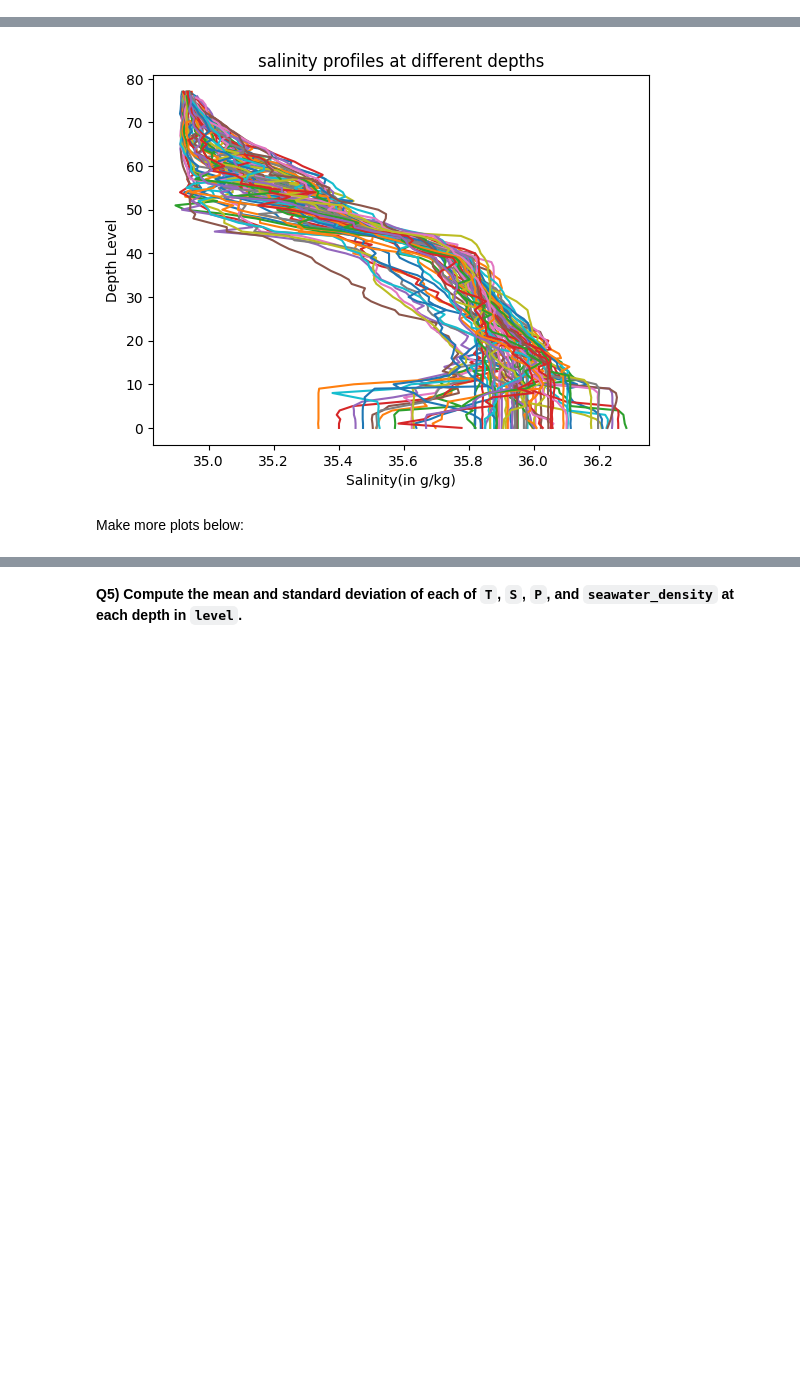
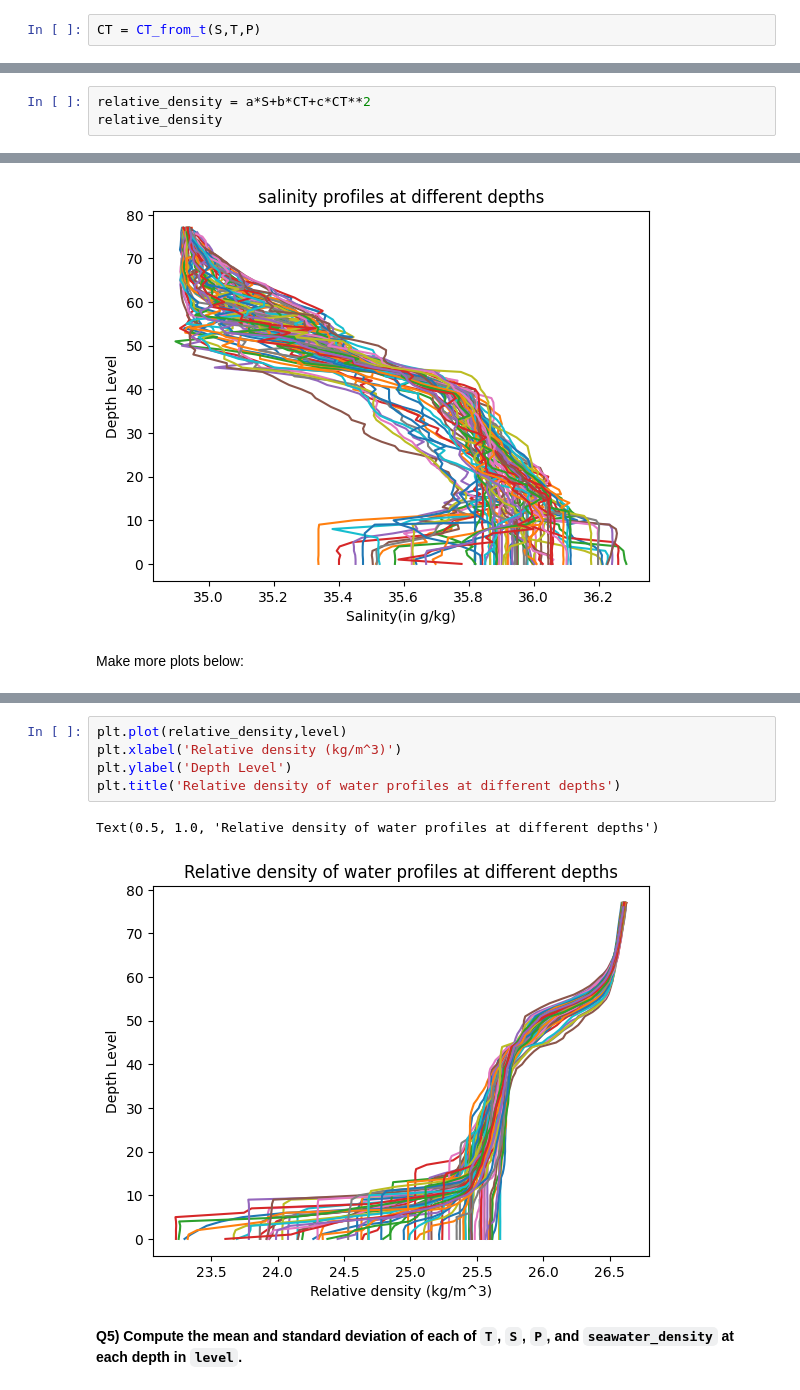
Before and after one commit to HueyBick/2024_Intro_Python, a Jupyter notebook: ML_EES/IP/W2_S1.ipynb, the cells around one changed output, grey strips where cells are left out. Saved outputs shown, nothing was run; the diff lists cells and outputs as text; blank space fills up the shorter version.

```diff
--- a/ML_EES/IP/W2_S1.ipynb
+++ b/ML_EES/IP/W2_S1.ipynb
@@ -188,2 +188,4 @@ ___ = CT_from_t(___,___,___)
+# %%
+CT = CT_from_t(S,T,P)
 # %% [markdown]
 Calculate the `relative density` using the equation above
@@ -191,0 +192,3 @@ ___ = ___
+# %%
+relative_density = a*S+b*CT+c*CT**2
+relative_density
@@ -219,3 +252,11 @@ Make more plots below:
+# %%
+plt.plot(relative_density,level)
+plt.xlabel('Relative density (kg/m^3)')
+plt.ylabel('Depth Level')
+plt.title('Relative density of water profiles at different depths')
+# %% [output]
+Text(0.5, 1.0, 'Relative density of water profiles at different depths')
+[figure, added]
 # %% [markdown]
 **Q5) Compute the mean and standard deviation of each of `T`, `S`, `P`, and `seawater_density` at each depth in `level`.**
 # %% [markdown]
```
Also changed, not shown: parts of 28 cells of this notebook.
